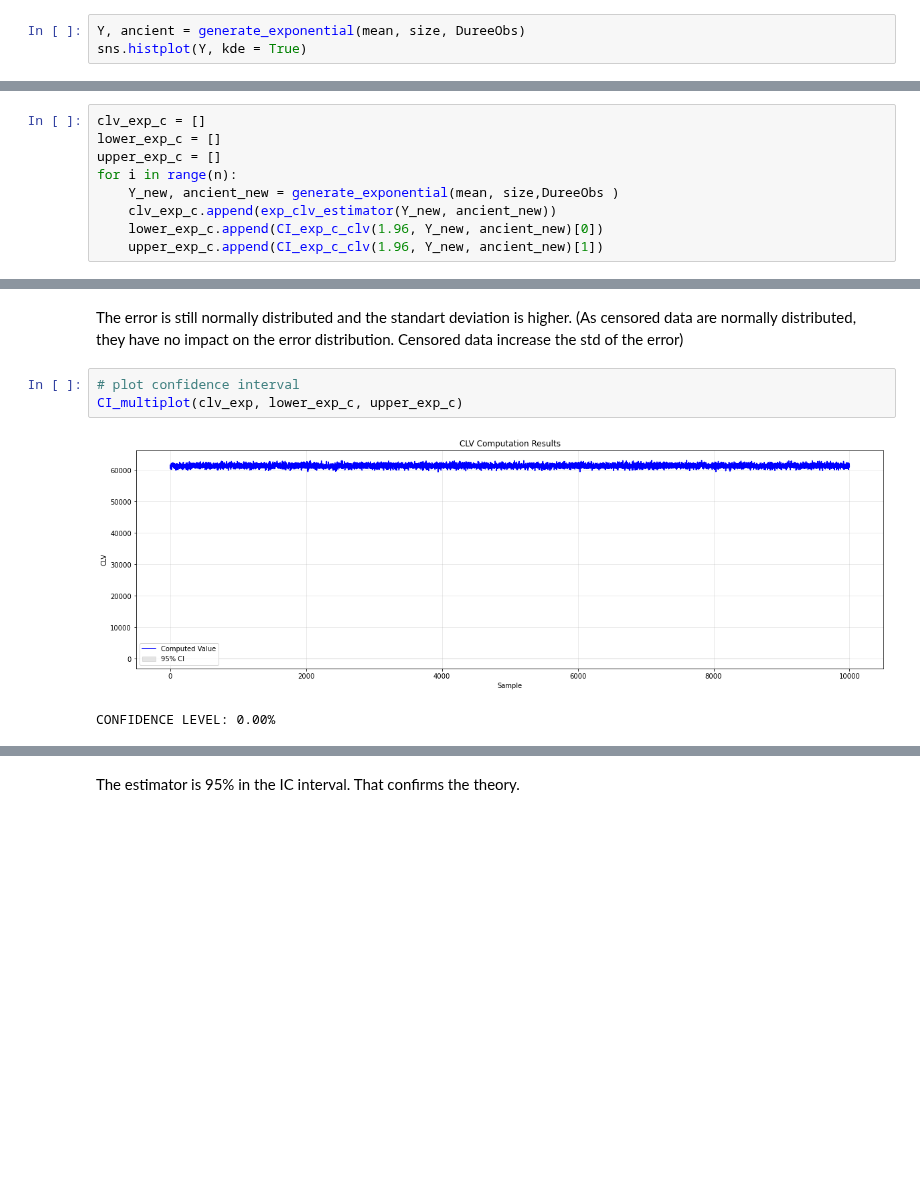
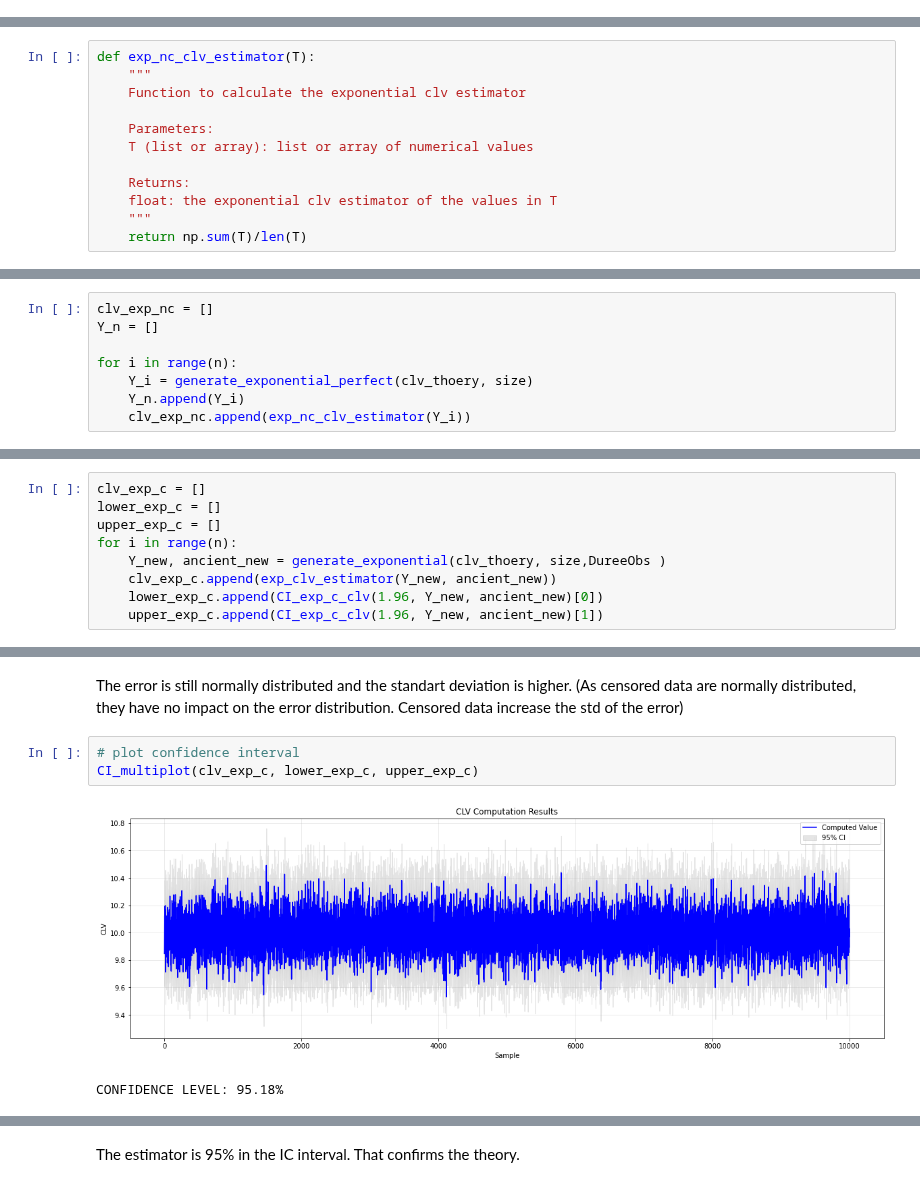
Before and after one commit to louizaaouaouche/Statistical-estimation-of-CLV, a Jupyter notebook: src/notebook.ipynb, the cells around one changed output, grey strips where cells are left out. Saved outputs shown, nothing was run; the diff lists cells and outputs as text; blank space fills up the shorter version.

```diff
--- a/src/notebook.ipynb
+++ b/src/notebook.ipynb
@@ -247,5 +260,2 @@ CONVERGENCE :
 # %% [markdown]
 ## Exponential (not censored)
-# %%
-Y, ancient = generate_exponential(mean, size, DureeObs)
-sns.histplot(Y, kde = True)
@@ -254,0 +264,12 @@ sns.histplot(Y, kde = True)
+# %%
+def exp_nc_clv_estimator(T):
+    """
+    Function to calculate the exponential clv estimator
+
+    Parameters:
+    T (list or array): list or array of numerical values
+
+    Returns:
+    float: the exponential clv estimator of the values in T
+    """
+    return np.sum(T)/len(T)
@@ -254,0 +278,8 @@ sns.histplot(Y, kde = True)
+# %%
+clv_exp_nc = []
+Y_n = []
+
+for i in range(n):
+    Y_i = generate_exponential_perfect(clv_thoery, size)
+    Y_n.append(Y_i)
+    clv_exp_nc.append(exp_nc_clv_estimator(Y_i))
@@ -274,7 +315,7 @@ clv_exp_c = []
 lower_exp_c = []
 upper_exp_c = []
 for i in range(n):
-    Y_new, ancient_new = generate_exponential(mean, size,DureeObs )
+    Y_new, ancient_new = generate_exponential(clv_thoery, size,DureeObs )
     clv_exp_c.append(exp_clv_estimator(Y_new, ancient_new))
     lower_exp_c.append(CI_exp_c_clv(1.96, Y_new, ancient_new)[0])
     upper_exp_c.append(CI_exp_c_clv(1.96, Y_new, ancient_new)[1])
@@ -293,7 +334,7 @@ The error is still normally distributed and the standart deviation is higher.
 (As censored data are normally distributed, they have no impact on the error distribution. Censored data increase the std of the error)
 # %%
 # plot confidence interval
-CI_multiplot(clv_exp, lower_exp_c, upper_exp_c)
+CI_multiplot(clv_exp_c, lower_exp_c, upper_exp_c)
 # %% [output]
-[figure, old version]
+[figure, new version]
-CONFIDENCE LEVEL: 0.00%
+CONFIDENCE LEVEL: 95.18%
```
Also changed, not shown: parts of 16 cells of this notebook.
